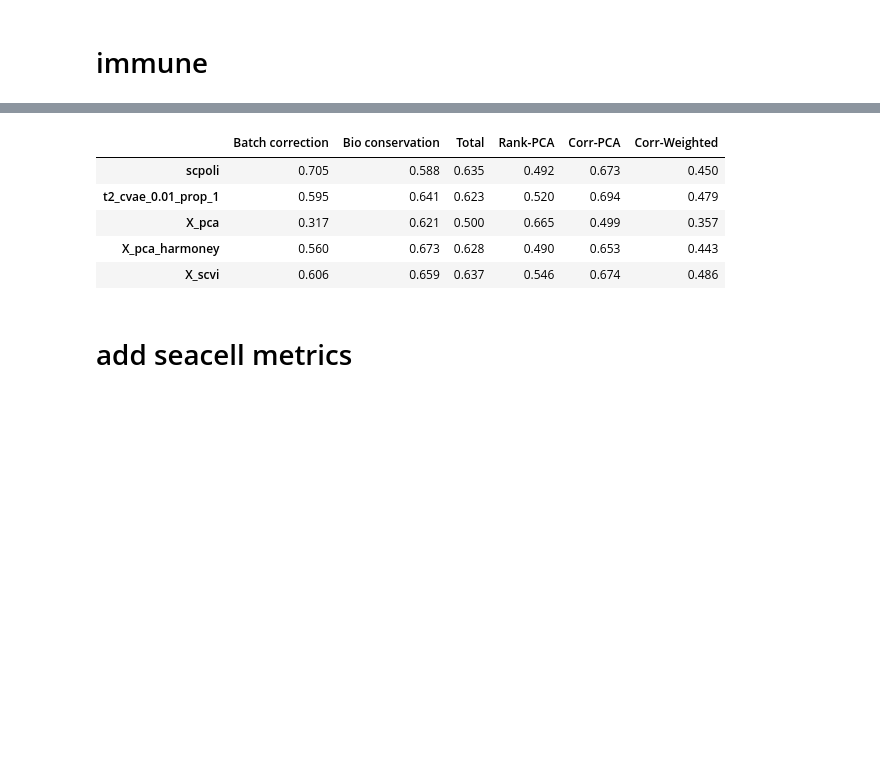
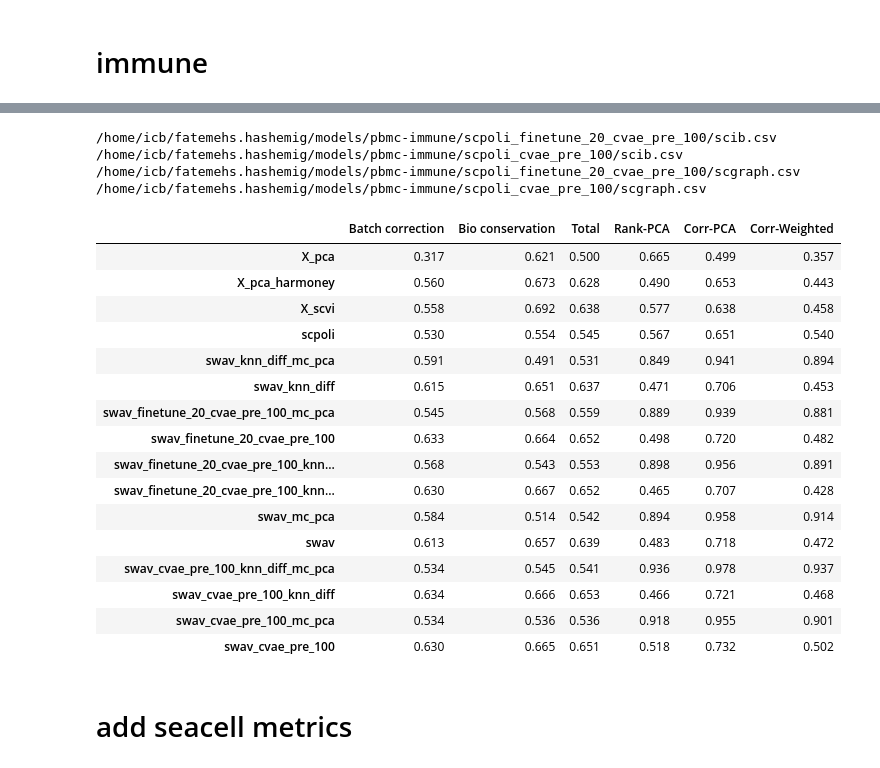
Before and after one commit to fatisati/interpretable-prototype, a Jupyter notebook: notebooks/embedding_metrics.ipynb, the cells around one changed output, grey strips where cells are left out. Saved outputs shown, nothing was run; the diff lists cells and outputs as text; code cells hidden in the pictures; blank space fills up the shorter version.

```diff
--- a/notebooks/embedding_metrics.ipynb
+++ b/notebooks/embedding_metrics.ipynb
@@ -256,12 +139,28 @@ INFO     Monocyte progenitors consists of a single batch or is too small. Skip.
 # %%
-generate_table('~/models/pbmc-immune/')
+dfs = load_tb('pbmc-immune')
+show_tb(dfs)
 # %% [output]
+/home/icb/fatemehs.hashemig/models/pbmc-immune/scpoli_finetune_20_cvae_pre_100/scib.csv
+/home/icb/fatemehs.hashemig/models/pbmc-immune/scpoli_cvae_pre_100/scib.csv
+/home/icb/fatemehs.hashemig/models/pbmc-immune/scpoli_finetune_20_cvae_pre_100/scgraph.csv
+/home/icb/fatemehs.hashemig/models/pbmc-immune/scpoli_cvae_pre_100/scgraph.csv
 |  | Batch correction | Bio conservation | Total | Rank-PCA | Corr-PCA | Corr-Weighted |
-| scpoli | 0.705 | 0.588 | 0.635 | 0.492 | 0.673 | 0.450 |
-| t2_cvae_0.01_prop_1 | 0.595 | 0.641 | 0.623 | 0.520 | 0.694 | 0.479 |
 | X_pca | 0.317 | 0.621 | 0.500 | 0.665 | 0.499 | 0.357 |
 | X_pca_harmoney | 0.560 | 0.673 | 0.628 | 0.490 | 0.653 | 0.443 |
-| X_scvi | 0.606 | 0.659 | 0.637 | 0.546 | 0.674 | 0.486 |
+| X_scvi | 0.558 | 0.692 | 0.638 | 0.577 | 0.638 | 0.458 |
+| scpoli | 0.530 | 0.554 | 0.545 | 0.567 | 0.651 | 0.540 |
+| swav_knn_diff_mc_pca | 0.591 | 0.491 | 0.531 | 0.849 | 0.941 | 0.894 |
+| swav_knn_diff | 0.615 | 0.651 | 0.637 | 0.471 | 0.706 | 0.453 |
+| swav_finetune_20_cvae_pre_100_mc_pca | 0.545 | 0.568 | 0.559 | 0.889 | 0.939 | 0.881 |
+| swav_finetune_20_cvae_pre_100 | 0.633 | 0.664 | 0.652 | 0.498 | 0.720 | 0.482 |
+| swav_finetune_20_cvae_pre_100_knn... | 0.568 | 0.543 | 0.553 | 0.898 | 0.956 | 0.891 |
+| swav_finetune_20_cvae_pre_100_knn... | 0.630 | 0.667 | 0.652 | 0.465 | 0.707 | 0.428 |
+| swav_mc_pca | 0.584 | 0.514 | 0.542 | 0.894 | 0.958 | 0.914 |
+| swav | 0.613 | 0.657 | 0.639 | 0.483 | 0.718 | 0.472 |
+| swav_cvae_pre_100_knn_diff_mc_pca | 0.534 | 0.545 | 0.541 | 0.936 | 0.978 | 0.937 |
+| swav_cvae_pre_100_knn_diff | 0.634 | 0.666 | 0.653 | 0.466 | 0.721 | 0.468 |
+| swav_cvae_pre_100_mc_pca | 0.534 | 0.536 | 0.536 | 0.918 | 0.955 | 0.901 |
+| swav_cvae_pre_100 | 0.630 | 0.665 | 0.651 | 0.518 | 0.732 | 0.502 |
 # %% [markdown]
 # add seacell metrics
 # %% [markdown]
```
Also changed, not shown: parts of 85 cells of this notebook, 26 other files.
